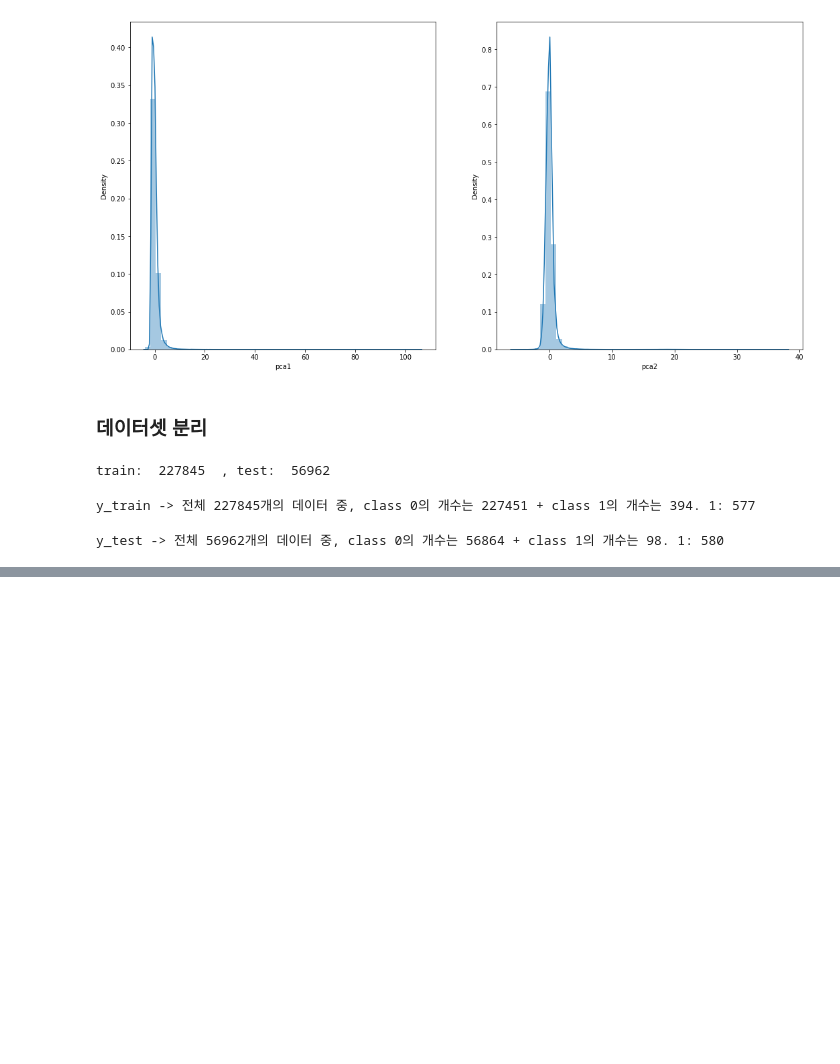
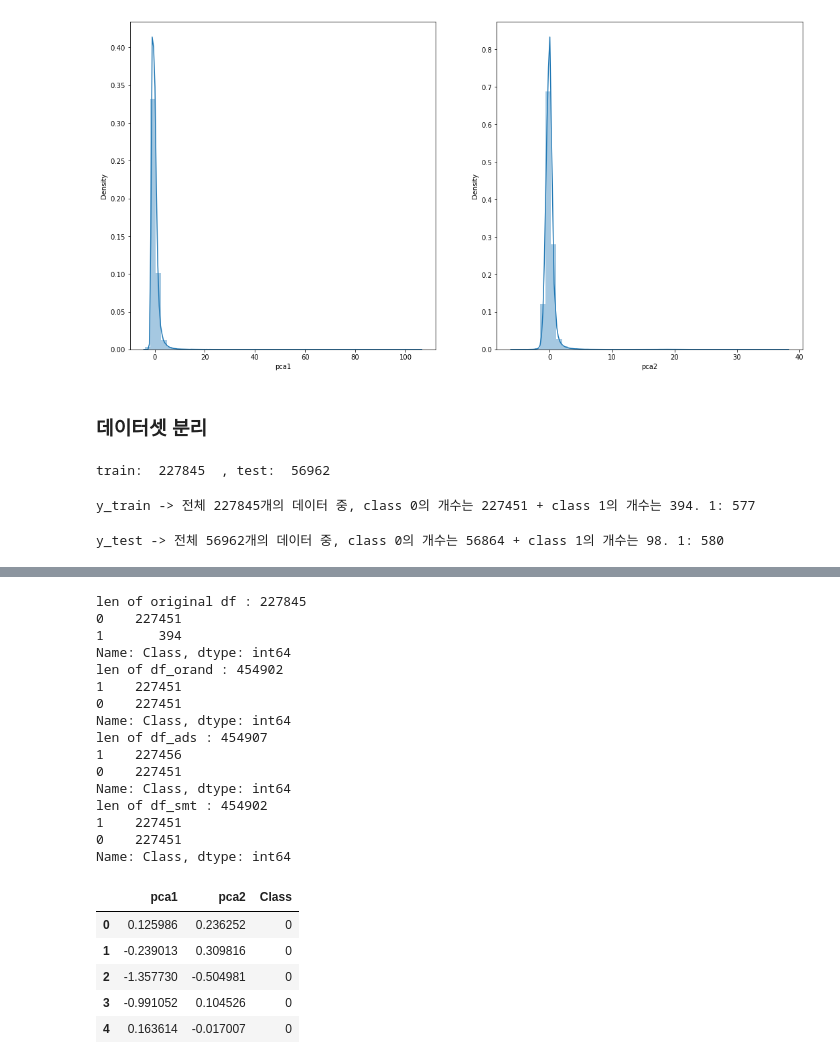
Before and after one commit to YouranWoo/ADP_study, a Jupyter notebook: classification_imbalanced_0530.ipynb, the cells around one changed output, grey strips where cells are left out. Drawn from its saved outputs; the diff is of its cells as text; code cells hidden in the pictures; blank space fills up the shorter version.

```diff
--- a/classification_imbalanced_0530.ipynb
+++ b/classification_imbalanced_0530.ipynb
@@ -197,0 +227,46 @@ y_test -> 전체 56962개의 데이터 중, class 0의 개수는 56864 + class 1
+# %%
+from imblearn.over_sampling import RandomOverSampler, ADASYN, SMOTE
+
+X_orand, y_orand = RandomOverSampler(random_state=0).fit_sample(X_train, y_train)
+X_ads, y_ads = ADASYN(random_state=0).fit_sample(X_train, y_train)
+X_smt, y_smt = SMOTE(random_state=0).fit_sample(X_train, y_train)
+
+print("len of original df :", len(df_train))
+print(df_train['Class'].value_counts())
+
+df_orand = pd.concat([X_orand, y_orand], axis=1)
+print("len of df_orand :", len(df_orand))
+print(df_orand['Class'].value_counts())
+
+df_ads = pd.concat([X_ads, y_ads], axis=1)
+print("len of df_ads :", len(df_ads))
+print(df_ads['Class'].value_counts())
+
+df_smt = pd.concat([X_smt, y_smt], axis=1)
+print("len of df_smt :", len(df_smt))
+print(df_smt['Class'].value_counts())
+
+df_orand.head()
+# %% [output]
+len of original df : 227845
+0    227451
+1       394
+Name: Class, dtype: int64
+len of df_orand : 454902
+1    227451
+0    227451
+Name: Class, dtype: int64
+len of df_ads : 454907
+1    227456
+0    227451
+Name: Class, dtype: int64
+len of df_smt : 454902
+1    227451
+0    227451
+Name: Class, dtype: int64
+|  | pca1 | pca2 | Class |
+| 0 | 0.125986 | 0.236252 | 0 |
+| 1 | -0.239013 | 0.309816 | 0 |
+| 2 | -1.357730 | -0.504981 | 0 |
+| 3 | -0.991052 | 0.104526 | 0 |
+| 4 | 0.163614 | -0.017007 | 0 |
```
Also changed, not shown: parts of 9 cells of this notebook.
